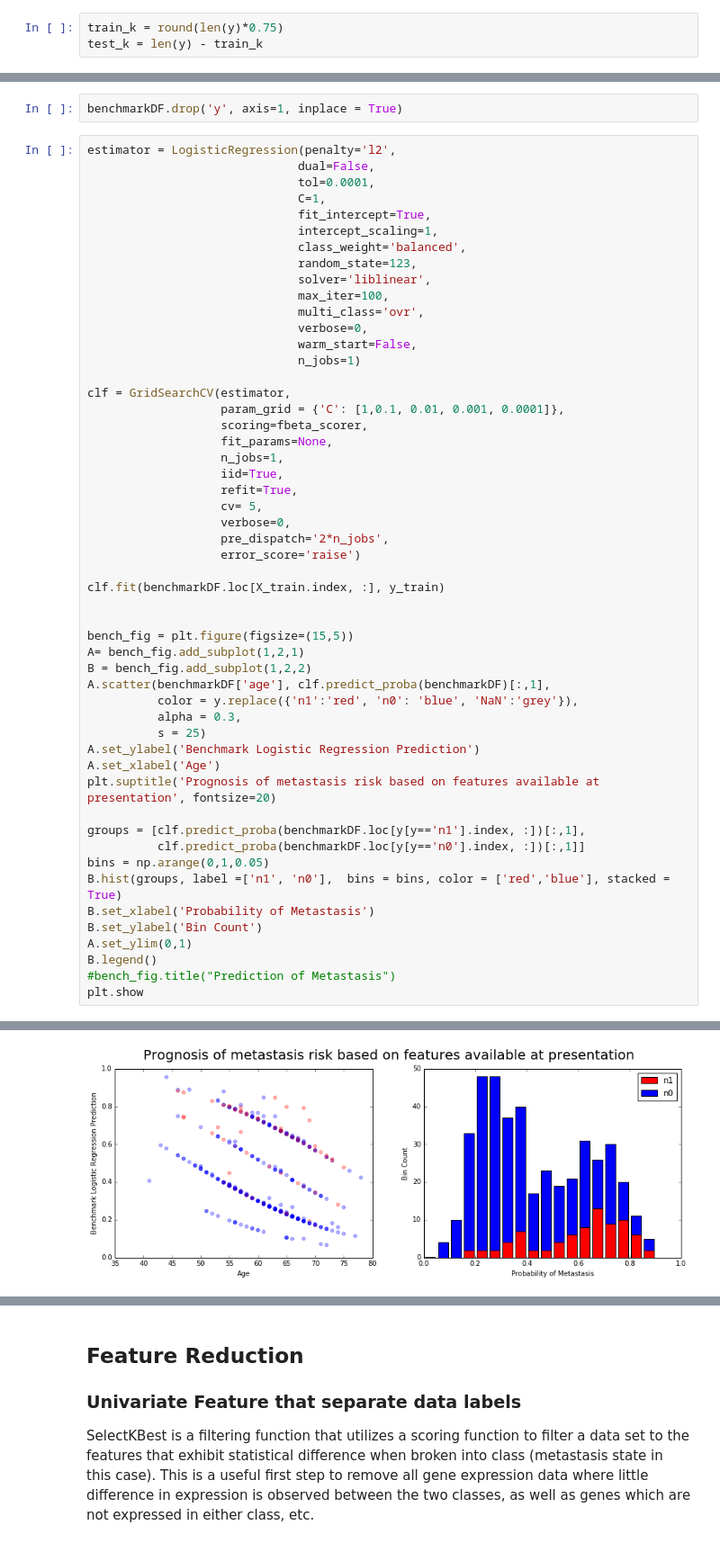
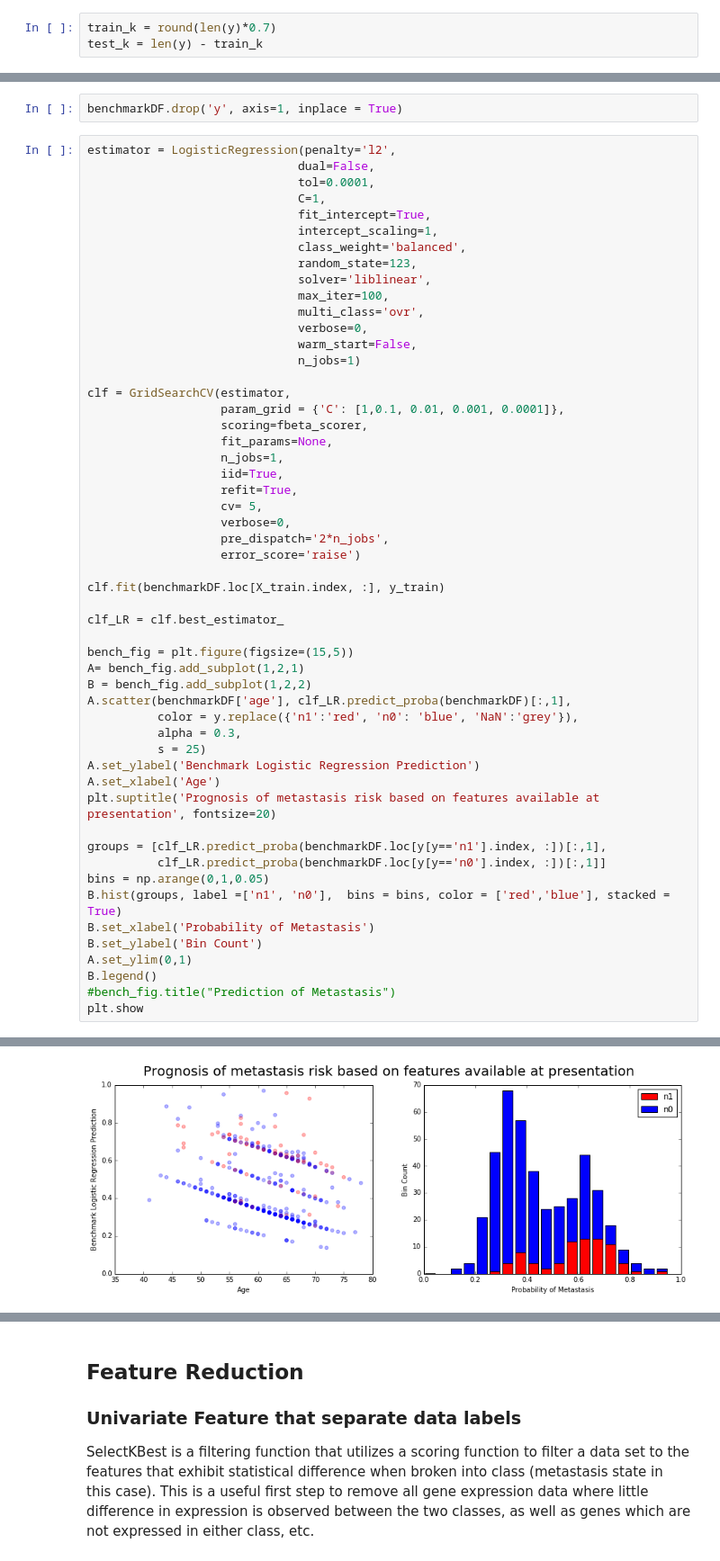
Before and after one commit to CCThompson82/Prostate_metastasis, a Jupyter notebook: PCa_Metastasis.ipynb, the cells around one changed output, grey strips where cells are left out. Shown at 90% size. Cells and saved outputs as stored; diff of their text form.

```diff
--- a/PCa_Metastasis.ipynb
+++ b/PCa_Metastasis.ipynb
@@ -114,7 +114,7 @@ plt.show
 # %%
 from sklearn.model_selection import train_test_split
 # %%
-train_k = round(len(y)*0.75)
+train_k = round(len(y)*0.7)
 test_k = len(y) - train_k
 # %%
 seed = 123
@@ -204,36 +204,37 @@ clf = GridSearchCV(estimator,
                    iid=True,
                    refit=True,
                    cv= 5,
                    verbose=0,
                    pre_dispatch='2*n_jobs',
                    error_score='raise')
 
 clf.fit(benchmarkDF.loc[X_train.index, :], y_train)
 
+clf_LR = clf.best_estimator_
 
 bench_fig = plt.figure(figsize=(15,5))
 A= bench_fig.add_subplot(1,2,1)
 B = bench_fig.add_subplot(1,2,2)
-A.scatter(benchmarkDF['age'], clf.predict_proba(benchmarkDF)[:,1],
+A.scatter(benchmarkDF['age'], clf_LR.predict_proba(benchmarkDF)[:,1],
           color = y.replace({'n1':'red', 'n0': 'blue', 'NaN':'grey'}),
           alpha = 0.3,
           s = 25)
 A.set_ylabel('Benchmark Logistic Regression Prediction')
 A.set_xlabel('Age')
 plt.suptitle('Prognosis of metastasis risk based on features available at presentation', fontsize=20)
 
-groups = [clf.predict_proba(benchmarkDF.loc[y[y=='n1'].index, :])[:,1],
-          clf.predict_proba(benchmarkDF.loc[y[y=='n0'].index, :])[:,1]]
+groups = [clf_LR.predict_proba(benchmarkDF.loc[y[y=='n1'].index, :])[:,1],
+          clf_LR.predict_proba(benchmarkDF.loc[y[y=='n0'].index, :])[:,1]]
 bins = np.arange(0,1,0.05)
 B.hist(groups, label =['n1', 'n0'],  bins = bins, color = ['red','blue'], stacked = True)
 B.set_xlabel('Probability of Metastasis')
 B.set_ylabel('Bin Count')
 A.set_ylim(0,1)
 B.legend()
 #bench_fig.title("Prediction of Metastasis")
 plt.show
 # %% [output]
 <function matplotlib.pyplot.show>
-[figure, old version]
+[figure, new version]
 # %%
 "Benchmark Performance on Test dataset"
```
Also changed, not shown: parts of 28 cells of this notebook, 4 other files.
